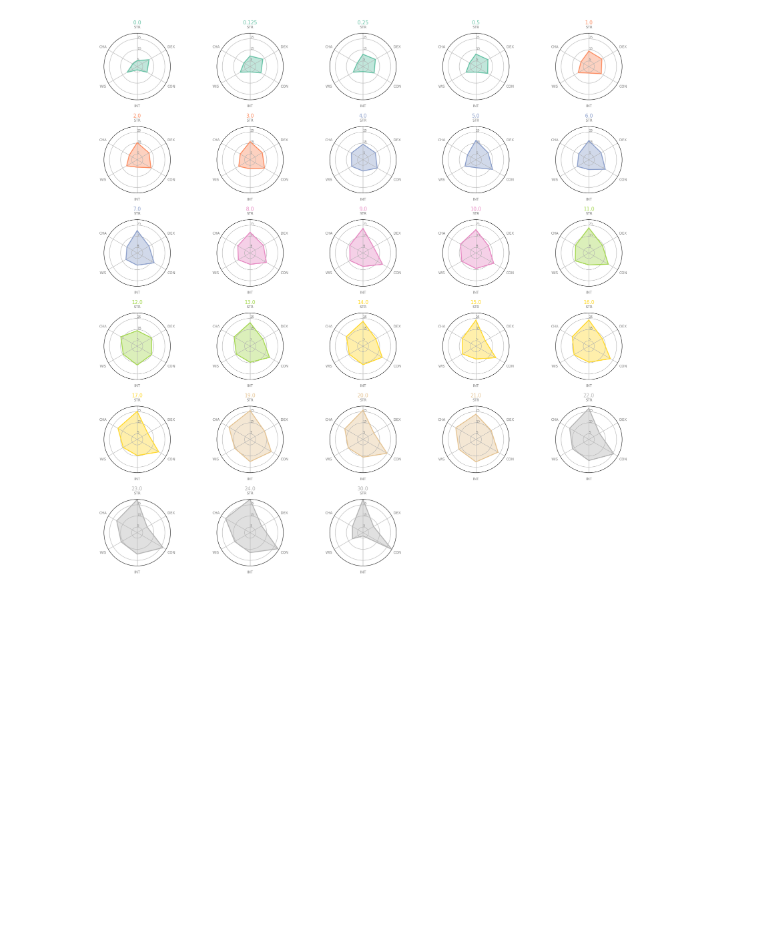
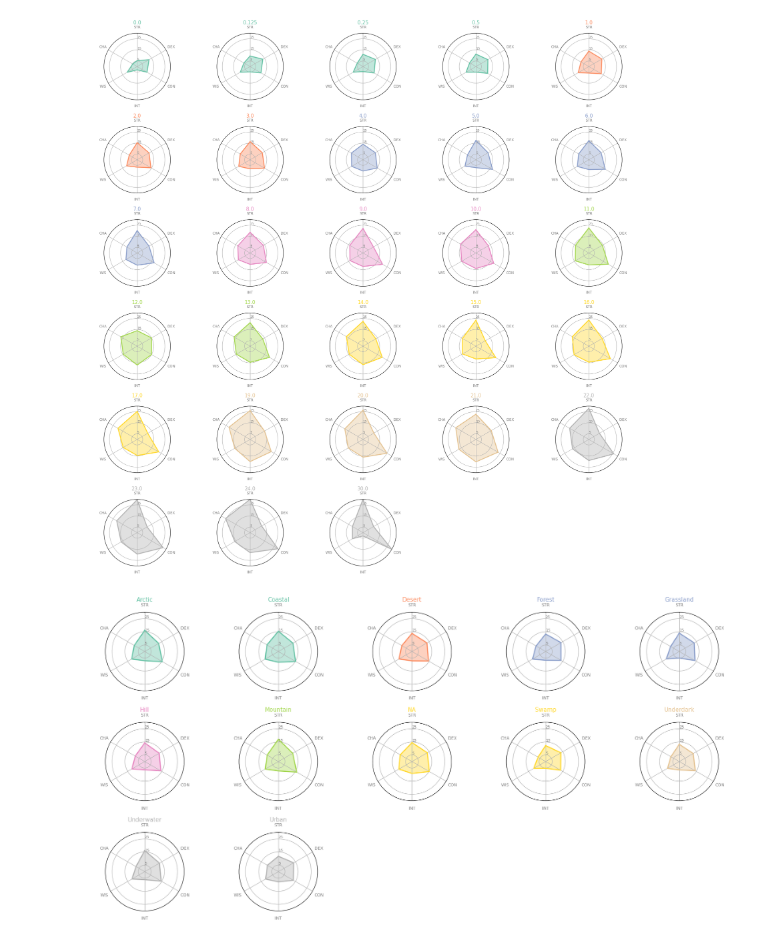
Before and after one commit to chabazite/DnD_Monsters, a Jupyter notebook: notebooks/4.0_ASI_EDA.ipynb, the cells around one changed output. Cells and saved outputs as stored; diff of their text form; code cells hidden in the pictures; blank space fills up the shorter version.

Commit message:
density plots, environment, CR, and Type stat discovery

```diff
--- a/notebooks/4.0_ASI_EDA.ipynb
+++ b/notebooks/4.0_ASI_EDA.ipynb
@@ -332,3 +332,24 @@ for row in range(0, len(monster_challenge.index)):
     make_spider(df=monster_challenge, group = 'Challenge', row=row, title=monster_challenge['Challenge'][row], color=my_palette(row))
 # %% [output]
 [figure]
+# %%
+stats_enviro = pd.melt(monster_df, value_vars= [ 'Arctic', 'Coastal', 'Desert', 'Forest', 'Grassland', 'Hill','Mountain', 'NA', 'Swamp', 'Underdark', 'Underwater', 'Urban'], id_vars = ['STR','DEX','CON','INT','WIS','CHA'])
+stats_enviro =stats_enviro.loc[stats_enviro["value"] == 1]
+stats_enviro.drop('value',axis=1,inplace=True)
+stats_enviro.columns = ['STR','DEX','CON','INT','WIS','CHA','Environment']
+stats_enviro.insert(0,'Environment',stats_enviro.pop('Environment'))
+stats_enviro = stats_enviro.groupby('Environment').mean()
+stats_enviro = stats_enviro.reset_index()
+# %%
+# initialize the figure
+my_dpi=96
+plt.figure(figsize=(2000/my_dpi, 2000/my_dpi), dpi=my_dpi)
+
+# Create a color palette:
+my_palette = plt.cm.get_cmap("Set2", len(stats_enviro.index))
+
+# Loop to plot
+for row in range(0, len(stats_enviro.index)):
+    make_spider(df=stats_enviro, group = 'Environment', row=row, title=stats_enviro['Environment'][row], color=my_palette(row))
+# %% [output]
+[figure, added]
```
Also changed, not shown: parts of 8 cells of this notebook, 3 other files.
